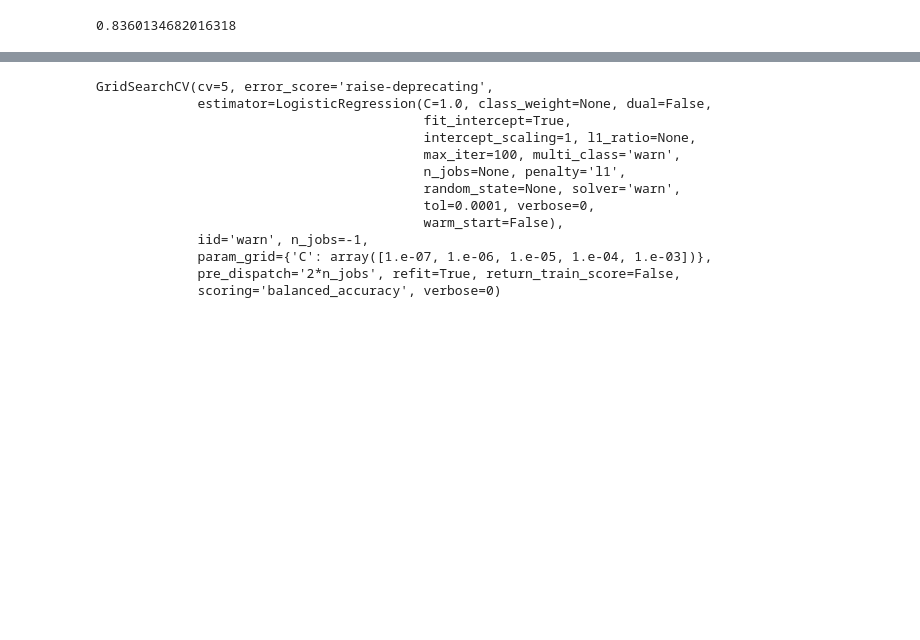
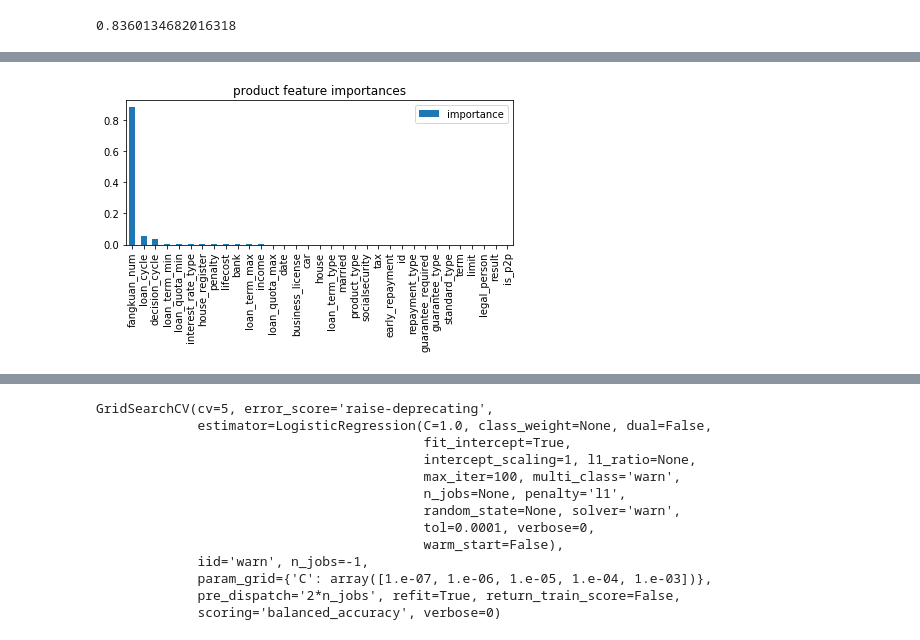
Before and after one commit to apaciorek/grouprong360, a Jupyter notebook: jen/Features_Products.ipynb, the cells around one changed output, grey strips where cells are left out. Cells and saved outputs as stored; diff of their text form; code cells hidden in the pictures; blank space fills up the shorter version.

```diff
--- a/jen/Features_Products.ipynb
+++ b/jen/Features_Products.ipynb
@@ -211,0 +220,7 @@ plt.show()
+# %%
+features2 = df.drop(['user_id','product_id','bank_id','city_id', 'apply_num'], axis=1)
+target2 = df['apply_num']
+# %%
+from sklearn.ensemble import RandomForestRegressor
+rfr = RandomForestRegressor()
+rfr.fit(features2.fillna(-1), target2)
@@ -211,0 +235,9 @@ plt.show()
+# %%
+newdf2 = pd.DataFrame(rfr.feature_importances_, index=features2.columns,
+    columns=['importance'])
+newdf2.sort_values(by='importance', ascending=False).plot.bar()
+plt.title('product feature importances')
+plt.tight_layout()
+plt.show()
+# %% [output]
+[figure, added]
```
Also changed, not shown: parts of 51 cells of this notebook.
